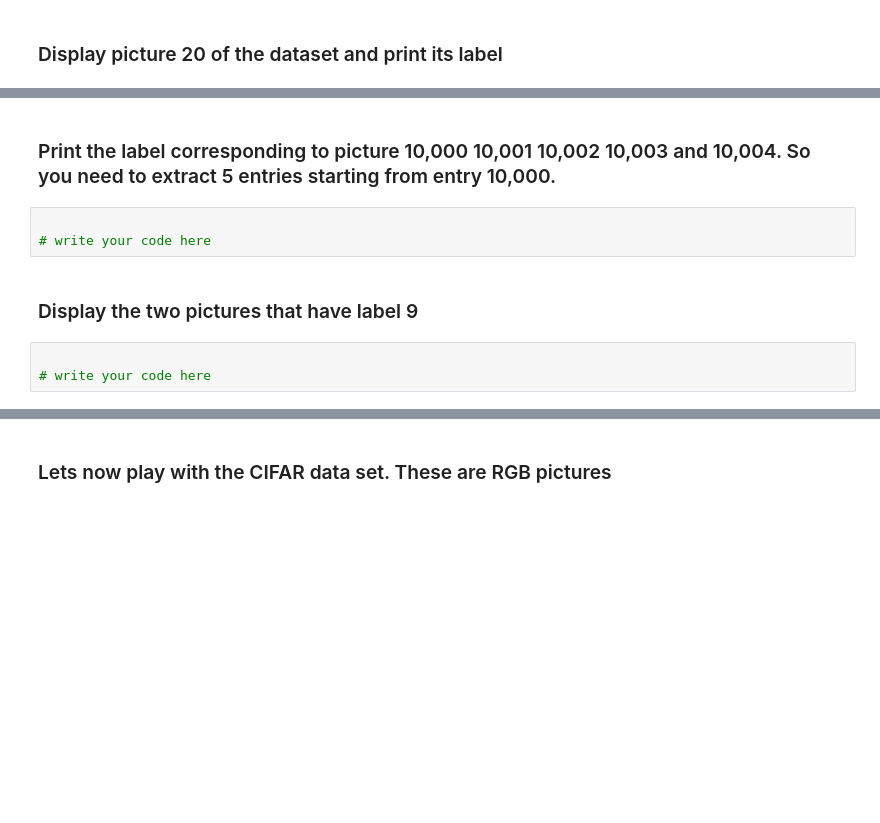
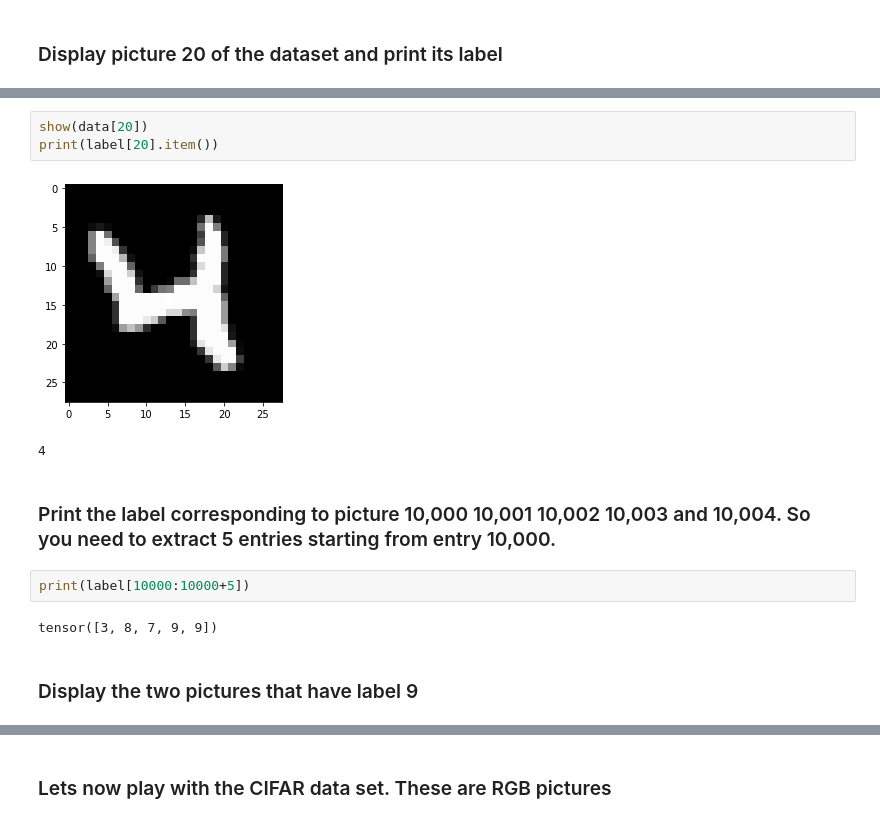
Before and after one commit to JardiT/DL_1920, a Jupyter notebook: codes/1_tutorial/lab03_pytorch_2/pytorch_data_manipulation_exercise.ipynb, the cells around one changed output, grey strips where cells are left out. Cells and saved outputs as stored; diff of their text form; blank space fills up the shorter version.

```diff
--- a/codes/1_tutorial/lab03_pytorch_2/pytorch_data_manipulation_exercise.ipynb
+++ b/codes/1_tutorial/lab03_pytorch_2/pytorch_data_manipulation_exercise.ipynb
@@ -106,10 +112,14 @@ show(data[10])
+# %%
+show(data[20])
+print(label[20].item())
+# %% [output]
+[figure, added]
+4
 # %% [markdown]
 ### Print the label corresponding to picture 10,000  10,001 10,002  10,003 and 10,004. So you need to extract 5 entries starting from entry 10,000.
-# %%
-
-# write your code here
+# %%
+print(label[10000:10000+5])
+# %% [output]
+tensor([3, 8, 7, 9, 9])
 # %% [markdown]
 ### Display the two pictures that have label 9
-# %%
-
-# write your code here
```
Also changed, not shown: parts of 19 cells of this notebook.
